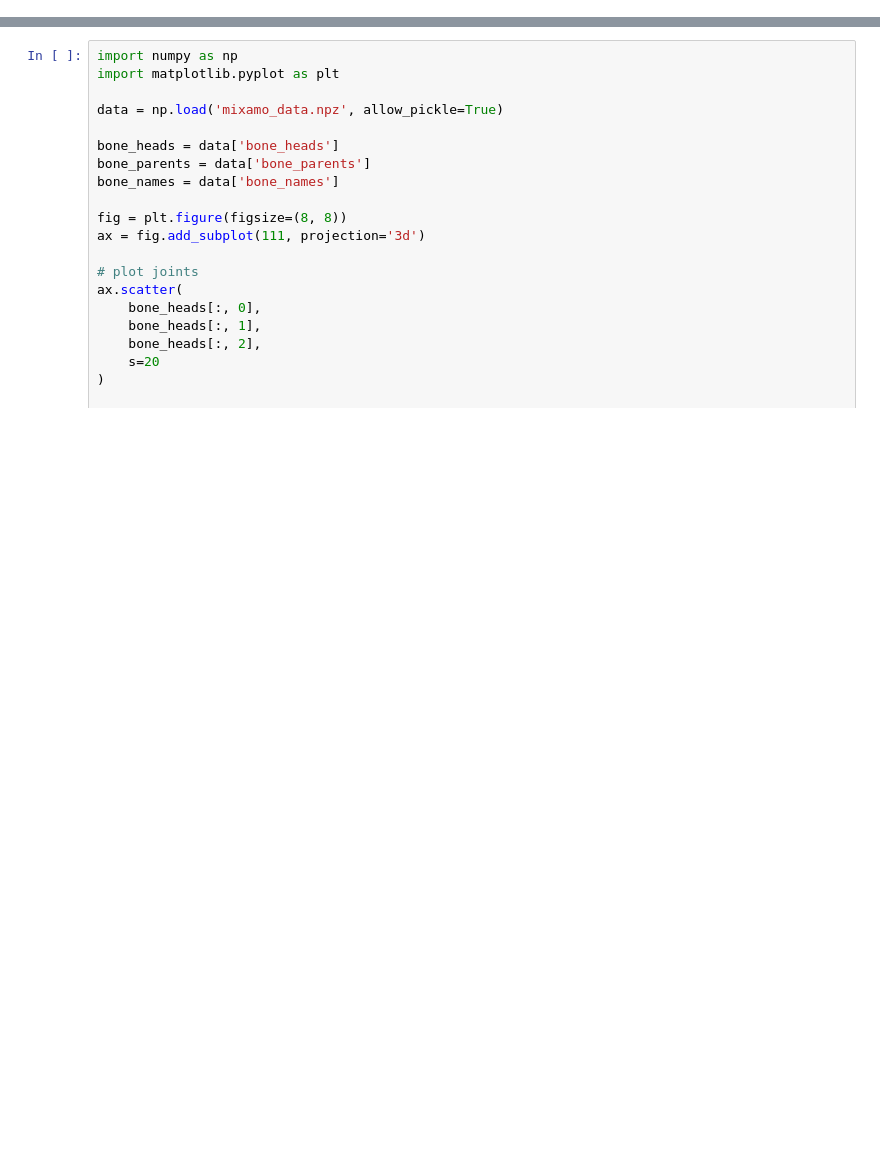
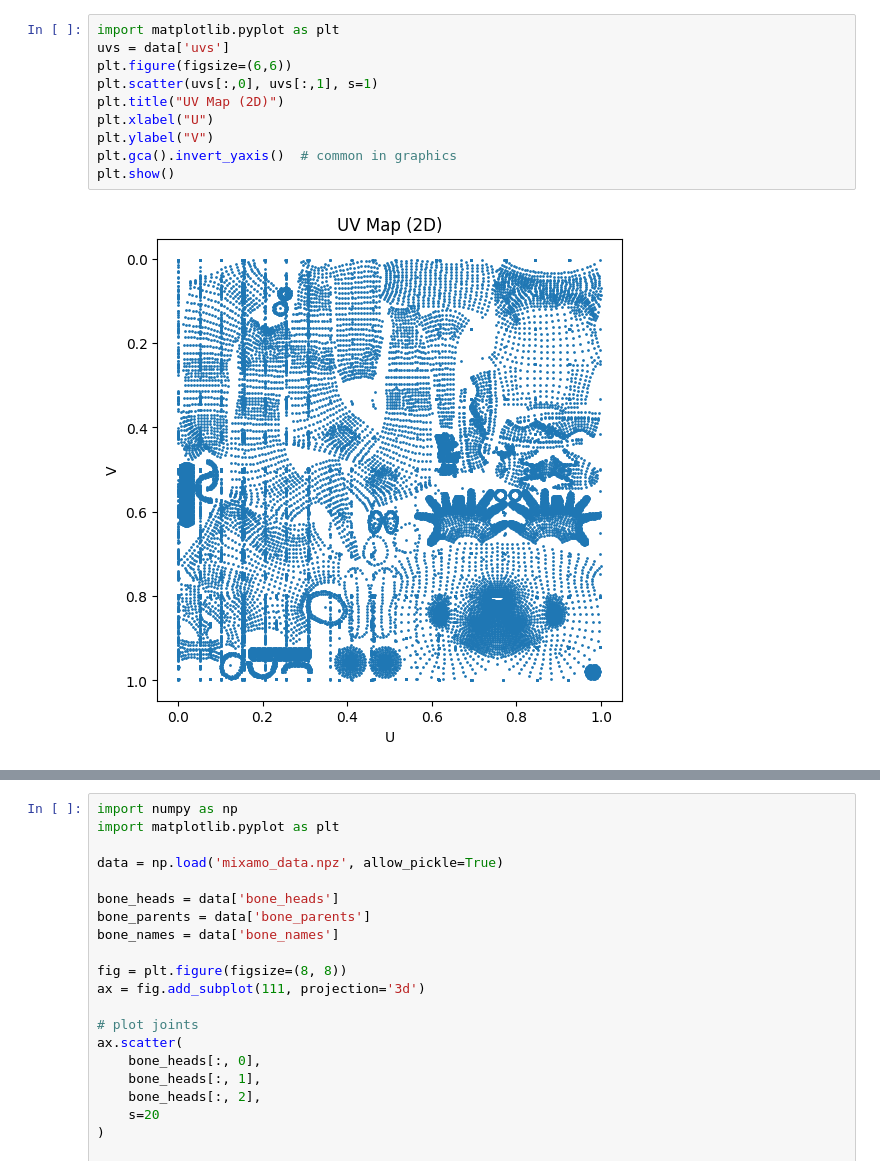
Before and after one commit to Lokesh-max-svg/Smartan_app, a Jupyter notebook: Untitled1.ipynb, the cells around one changed output, grey strips where cells are left out. Cells and saved outputs as stored; diff of their text form; blank space fills up the shorter version.

```diff
--- a/Untitled1.ipynb
+++ b/Untitled1.ipynb
@@ -1,2 +1,14 @@
 # %% [markdown]
 <a href="https://colab.research.google.com/github/Lokesh-max-svg/Smartan_app/blob/main/Untitled1.ipynb" target="_parent"><img src="https://colab.research.google.com/assets/colab-badge.svg" alt="Open In Colab"/></a>
+# %%
+import matplotlib.pyplot as plt
+uvs = data['uvs']
+plt.figure(figsize=(6,6))
+plt.scatter(uvs[:,0], uvs[:,1], s=1)
+plt.title("UV Map (2D)")
+plt.xlabel("U")
+plt.ylabel("V")
+plt.gca().invert_yaxis()  # common in graphics
+plt.show()
+# %% [output]
+[figure, added]
```
Also changed, not shown: parts of 1 cell of this notebook.
